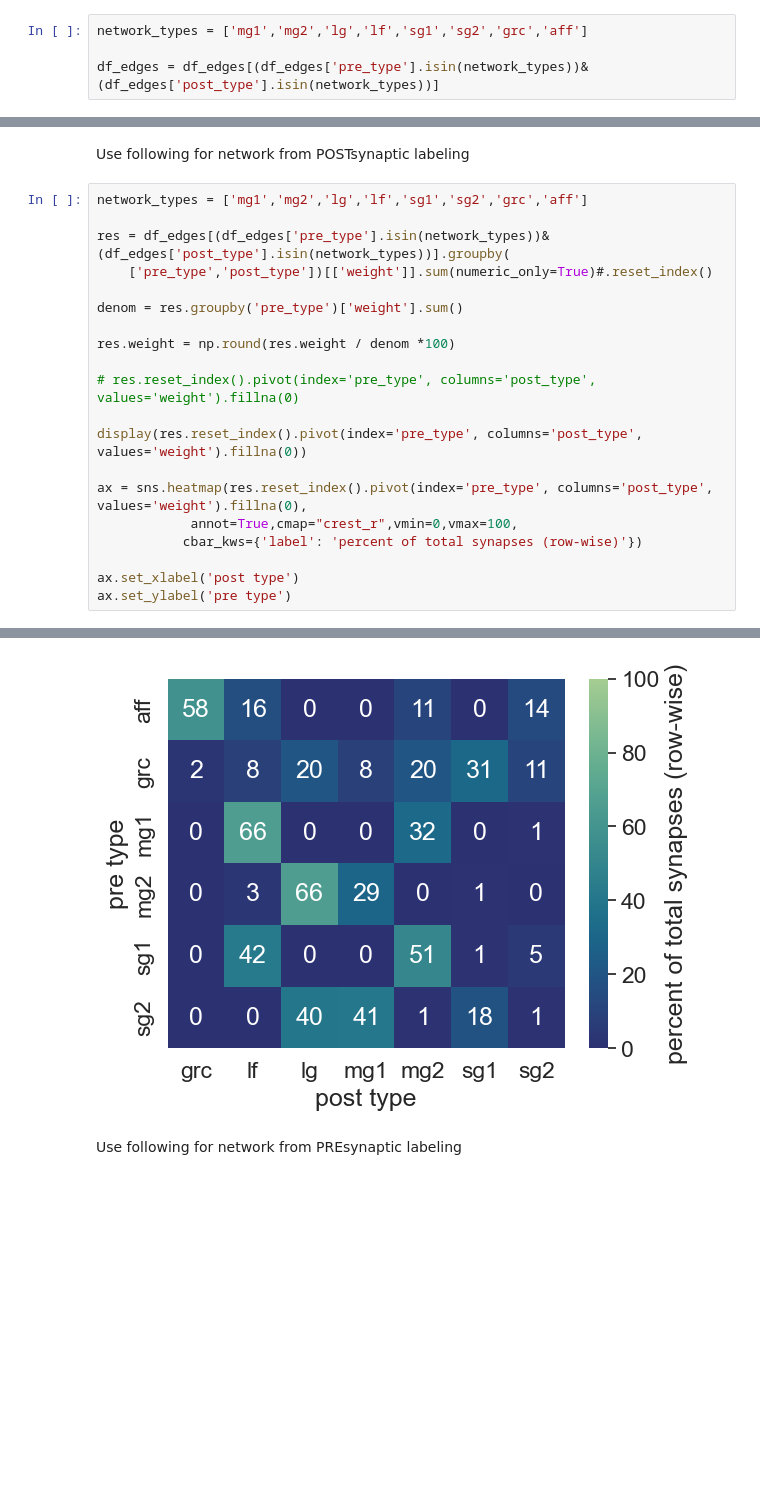
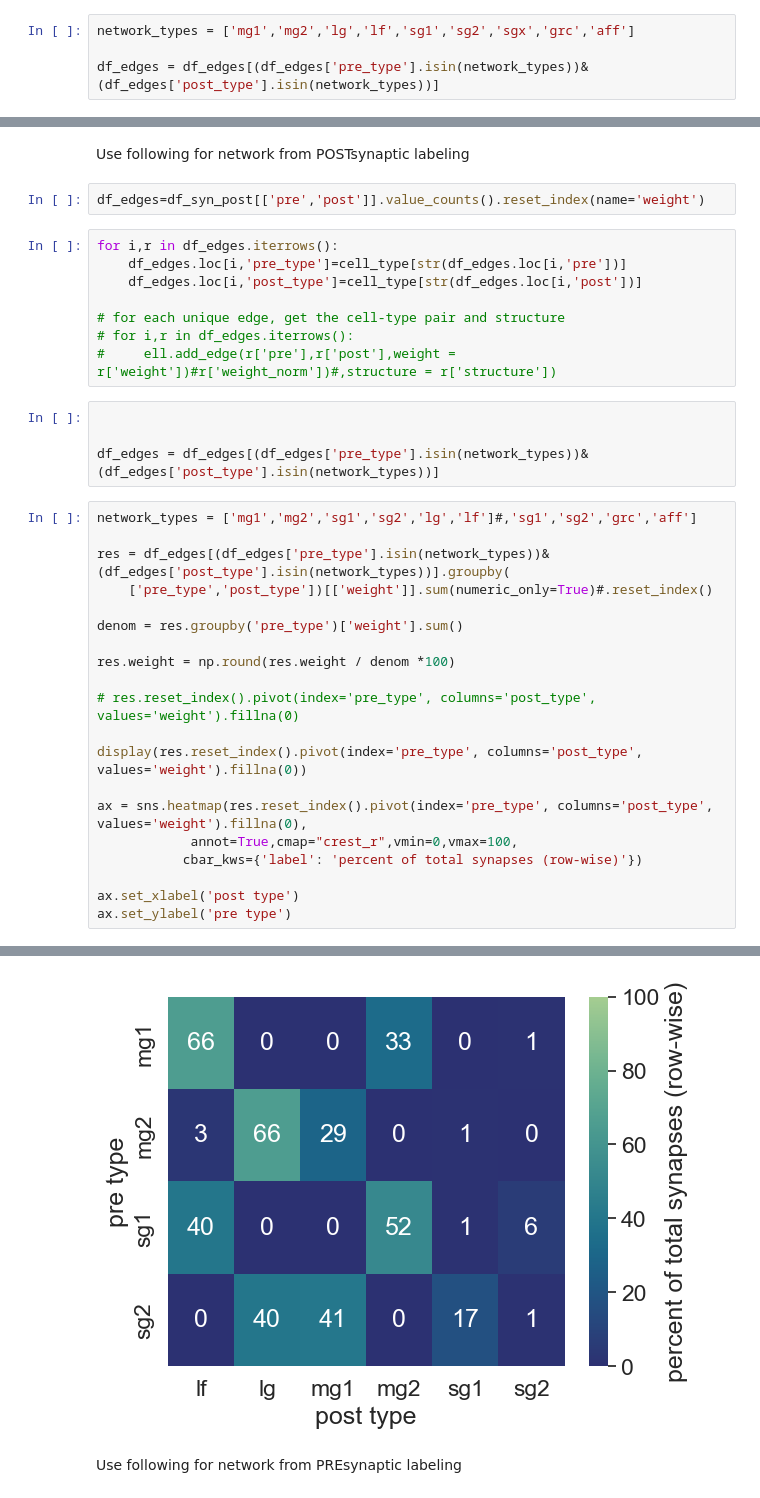
Before and after one commit to neurologic/eCREST, a Jupyter notebook: Network-Analysis.ipynb, the cells around one changed output, grey strips where cells are left out. Drawn from its saved outputs; the diff is of its cells as text; blank space fills up the shorter version.

```diff
--- a/Network-Analysis.ipynb
+++ b/Network-Analysis.ipynb
@@ -444,6 +427,6 @@ for i,r in df_edges.iterrows():
 # for i,r in df_edges.iterrows():
 #     ell.add_edge(r['pre'],r['post'],weight = r['weight'])#r['weight_norm'])#,structure = r['structure'])
 # %%
-network_types = ['mg1','mg2','lg','lf','sg1','sg2','grc','aff']
+network_types = ['mg1','mg2','lg','lf','sg1','sg2','sgx','grc','aff']
 
 df_edges = df_edges[(df_edges['pre_type'].isin(network_types))&(df_edges['post_type'].isin(network_types))]
@@ -927,7 +863,21 @@ sns.clustermap(data = data_df,
 # %% [markdown]
 Use following for network from POSTsynaptic labeling
+# %%
+df_edges=df_syn_post[['pre','post']].value_counts().reset_index(name='weight')
+# %%
+for i,r in df_edges.iterrows():
+    df_edges.loc[i,'pre_type']=cell_type[str(df_edges.loc[i,'pre'])]
+    df_edges.loc[i,'post_type']=cell_type[str(df_edges.loc[i,'post'])]
+
+# for each unique edge, get the cell-type pair and structure
+# for i,r in df_edges.iterrows():
+#     ell.add_edge(r['pre'],r['post'],weight = r['weight'])#r['weight_norm'])#,structure = r['structure'])
+# %%
+
+
+df_edges = df_edges[(df_edges['pre_type'].isin(network_types))&(df_edges['post_type'].isin(network_types))]
 # %%
-network_types = ['mg1','mg2','lg','lf','sg1','sg2','grc','aff']
+network_types = ['mg1','mg2','sg1','sg2','lg','lf']#,'sg1','sg2','grc','aff']
 
 res = df_edges[(df_edges['pre_type'].isin(network_types))&(df_edges['post_type'].isin(network_types))].groupby(
     ['pre_type','post_type'])[['weight']].sum(numeric_only=True)#.reset_index()
@@ -958,5 +906,5 @@ ax.set_ylabel('pre type')
 Text(41.25, 0.5, 'pre type')
-[figure, old version]
+[figure, new version]
 # %% [markdown]
 Use following for network from PREsynaptic labeling
 # %%
```
Also changed, not shown: parts of 97 cells of this notebook, 3 other files.
